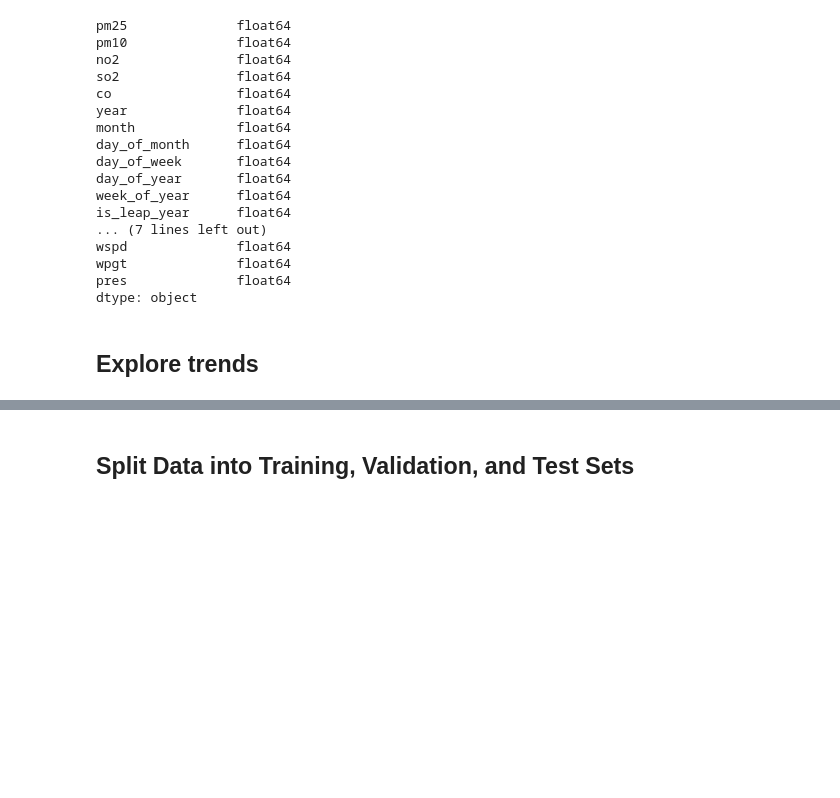
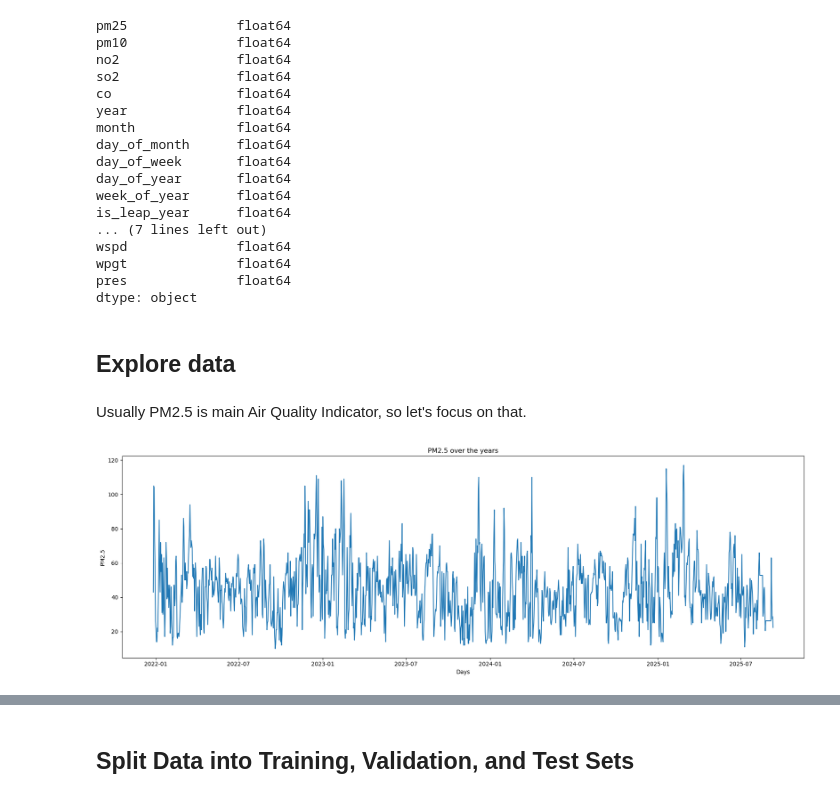
Before and after one commit to MartinRajniak/Air-Quality-Prediction, a Jupyter notebook: notebooks/air_quality_prediction.ipynb, the cells around one changed output, grey strips where cells are left out. Cells and saved outputs as stored; diff of their text form; code cells hidden in the pictures; blank space fills up the shorter version.

```diff
--- a/notebooks/air_quality_prediction.ipynb
+++ b/notebooks/air_quality_prediction.ipynb
@@ -247,4 +258,16 @@ wpgt              float64
 pres              float64
 dtype: object
 # %% [markdown]
-## Explore trends
+## Explore data
+# %% [markdown]
+Usually PM2.5 is main Air Quality Indicator, so let's focus on that.
+# %%
+plt.figure(figsize=(18, 6))
+plt.plot(aqi_df["pm25"])
+plt.xlabel("Days")
+plt.ylabel("PM2.5")
+plt.title("PM2.5 over the years")
+plt.tight_layout()
+plt.show()
+# %% [output]
+[figure, added]
```
Also changed, not shown: parts of 66 cells of this notebook.
